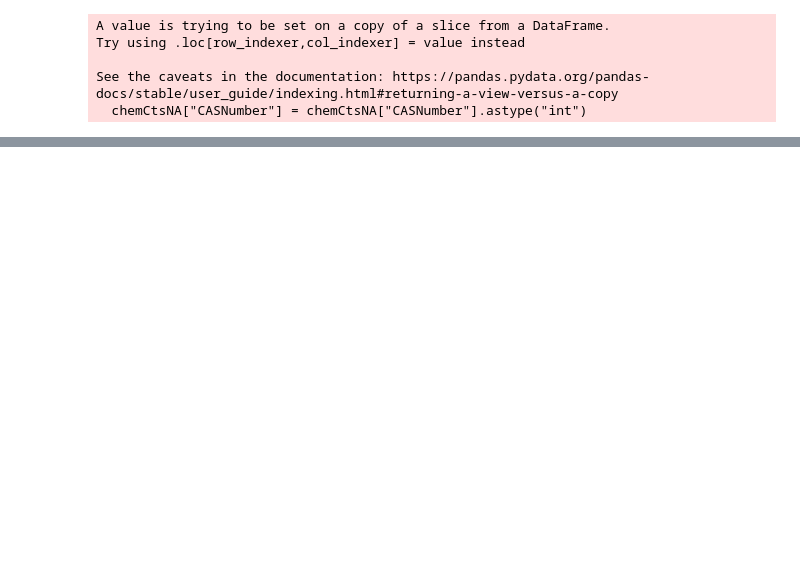
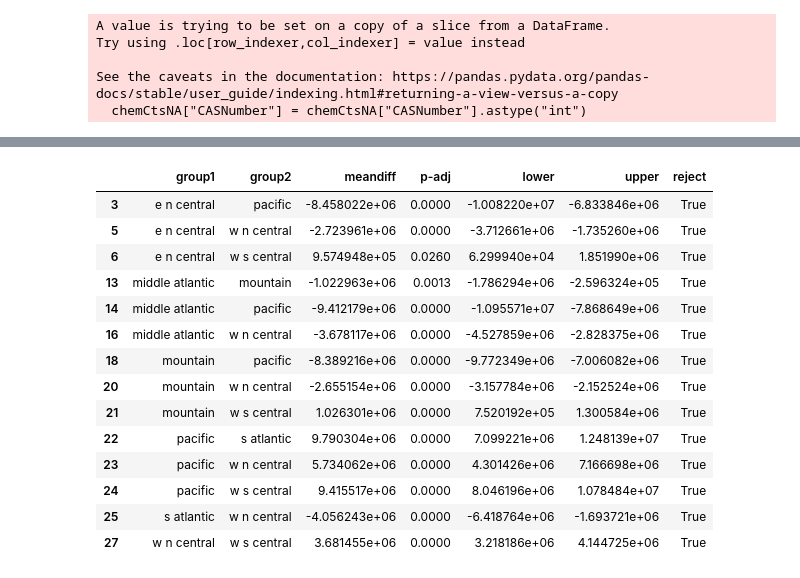
Before and after one commit to elfie42/fracking-research, a Jupyter notebook: code/registry_analysis.ipynb, the cells around one changed output, grey strips where cells are left out. Saved outputs shown, nothing was run; the diff lists cells and outputs as text; code cells hidden in the pictures; blank space fills up the shorter version.

```diff
--- a/code/registry_analysis.ipynb
+++ b/code/registry_analysis.ipynb
@@ -196,0 +445,27 @@ len(purpCat)
+# %%
+# run test on water volume/region pairs
+volRgnTky = mc.MultiComparison(tukeyDF["waterVol"], tukeyDF["region"]).tukeyhsd().summary()
+#pd.DataFrame(volRgnTky).to_csv("vr.csv")
+
+# manually go in and remove erroneous row and column
+vrDF = pd.read_csv("vr.csv")
+
+# select only pairs where we reject the null hypothesis
+vrDF2 = vrDF[vrDF["reject"]]
+vrDF2
+# %% [output]
+|  | group1 | group2 | meandiff | p-adj | lower | upper | reject |
+| 3 | e n central | pacific | -8.458022e+06 | 0.0000 | -1.008220e+07 | -6.833846e+06 | True |
+| 5 | e n central | w n central | -2.723961e+06 | 0.0000 | -3.712661e+06 | -1.735260e+06 | True |
+| 6 | e n central | w s central | 9.574948e+05 | 0.0260 | 6.299940e+04 | 1.851990e+06 | True |
+| 13 | middle atlantic | mountain | -1.022963e+06 | 0.0013 | -1.786294e+06 | -2.596324e+05 | True |
+| 14 | middle atlantic | pacific | -9.412179e+06 | 0.0000 | -1.095571e+07 | -7.868649e+06 | True |
+| 16 | middle atlantic | w n central | -3.678117e+06 | 0.0000 | -4.527859e+06 | -2.828375e+06 | True |
+| 18 | mountain | pacific | -8.389216e+06 | 0.0000 | -9.772349e+06 | -7.006082e+06 | True |
+| 20 | mountain | w n central | -2.655154e+06 | 0.0000 | -3.157784e+06 | -2.152524e+06 | True |
+| 21 | mountain | w s central | 1.026301e+06 | 0.0000 | 7.520192e+05 | 1.300584e+06 | True |
+| 22 | pacific | s atlantic | 9.790304e+06 | 0.0000 | 7.099221e+06 | 1.248139e+07 | True |
+| 23 | pacific | w n central | 5.734062e+06 | 0.0000 | 4.301426e+06 | 7.166698e+06 | True |
+| 24 | pacific | w s central | 9.415517e+06 | 0.0000 | 8.046196e+06 | 1.078484e+07 | True |
+| 25 | s atlantic | w n central | -4.056243e+06 | 0.0000 | -6.418764e+06 | -1.693721e+06 | True |
+| 27 | w n central | w s central | 3.681455e+06 | 0.0000 | 3.218186e+06 | 4.144725e+06 | True |
```
Also changed, not shown: parts of 33 cells of this notebook, 2 other files.
